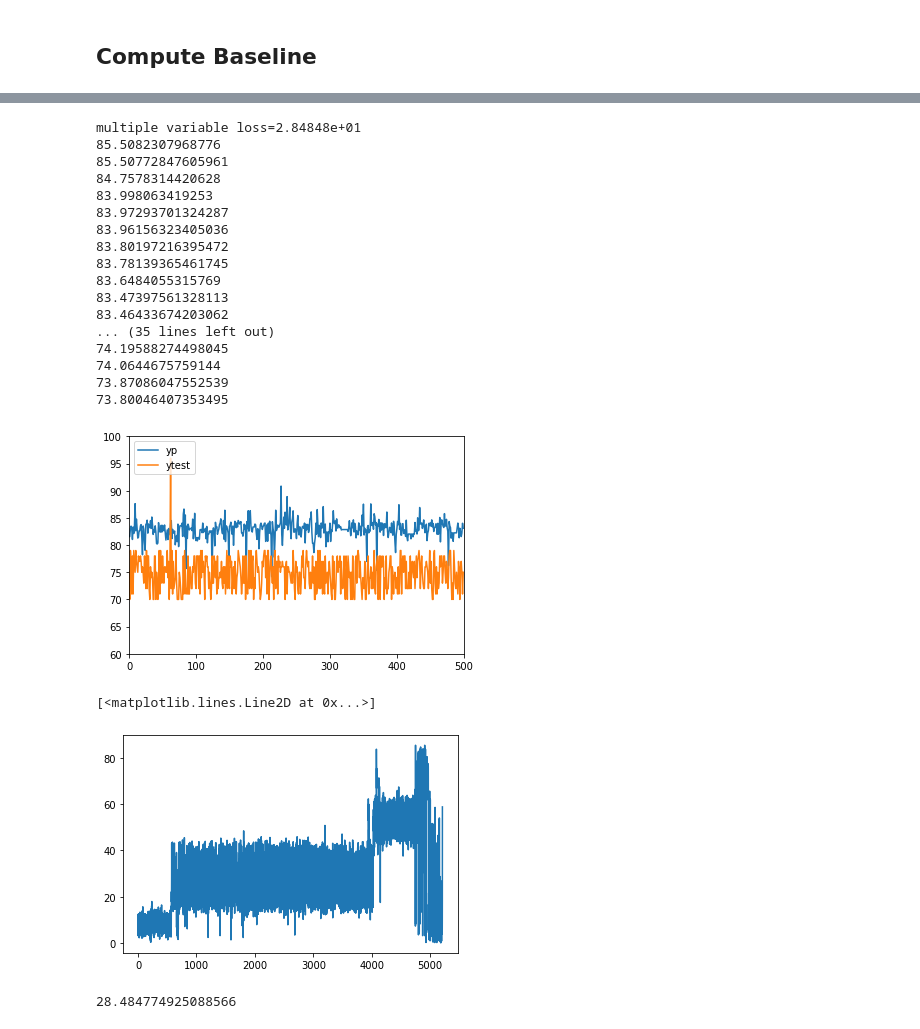
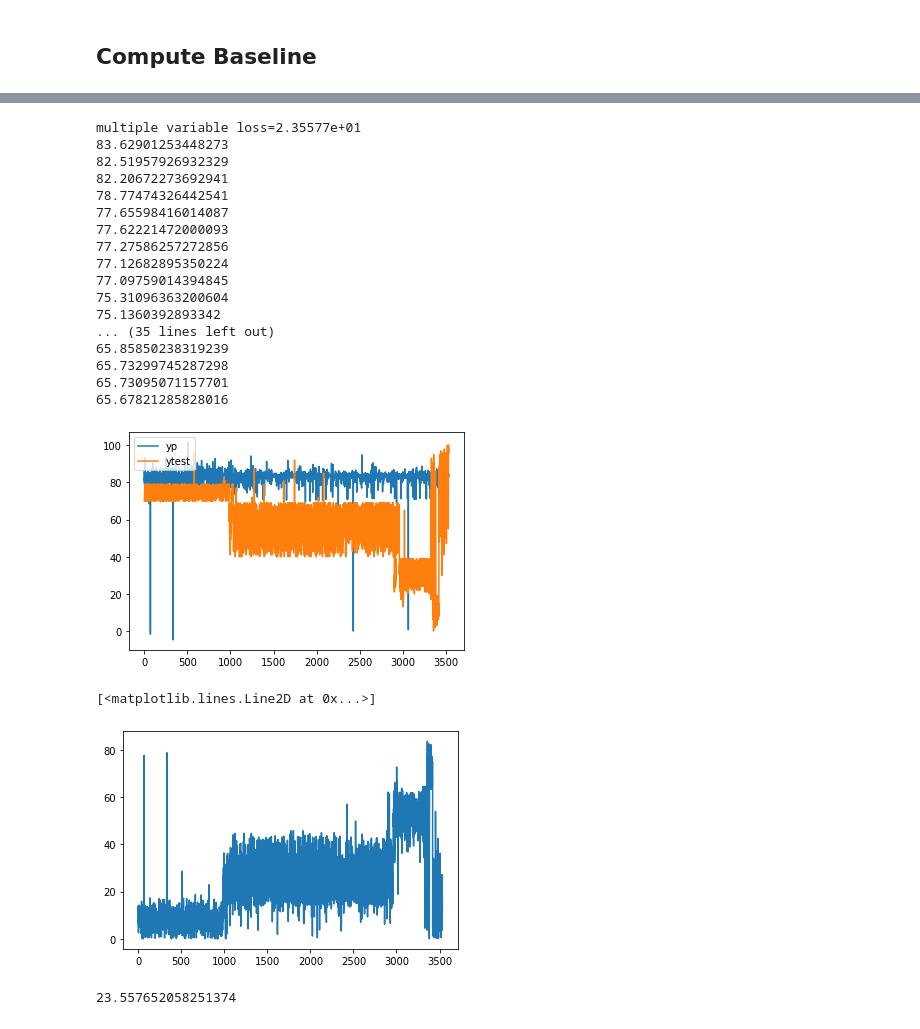
Before and after one commit to Racheltrq/GameReviewPredictor, a Jupyter notebook: Language.ipynb, the cells around one changed output, grey strips where cells are left out. Saved outputs shown, nothing was run; the diff lists cells and outputs as text; code cells hidden in the pictures.

```diff
--- a/Language.ipynb
+++ b/Language.ipynb
@@ -55,9 +55,11 @@ print(X)
 # %% [markdown]
 ## Split train test data
 # %%
-Xtrain = X[:12160]
-Xtest = X[12160:]
-ytrain = y[:12160]
-ytest = y[12160:]
+num_train = len(df) // 10 * 7
+
+Xtrain = X[:num_train]
+Xtest = X[num_train:]
+ytrain = y[:num_train]
+ytest = y[num_train:]
 print(Xtrain.shape, Xtest.shape, ytrain.shape, ytest.shape)
 # %% [output]
@@ -101,41 +103,41 @@ arr.sort(reverse = True)
 for i in range(50):
     print(arr[i])
 # %% [output]
-multiple variable loss=2.84848e+01
-85.5082307968776
-85.50772847605961
-84.7578314420628
-83.998063419253
-83.97293701324287
-83.96156323405036
-83.80197216395472
-83.78139365461745
-83.6484055315769
-83.47397561328113
-83.46433674203062
+multiple variable loss=2.35577e+01
+83.62901253448273
+82.51957926932329
+82.20672273692941
+78.77474326442541
+77.65598416014087
+77.62221472000093
+77.27586257272856
+77.12682895350224
+77.09759014394845
+75.31096363200604
+75.1360392893342
 ... (35 lines left out)
-74.19588274498045
-74.0644675759144
-73.87086047552539
-73.80046407353495
+65.85850238319239
+65.73299745287298
+65.73095071157701
+65.67821285828016
 # %%
 import matplotlib.pyplot as plt
 # %%
-plt.plot(yp[:500], label = "yp")
-plt.plot(ytest[:500], label = "ytest")
+plt.plot(yp, label = "yp")
+plt.plot(ytest, label = "ytest")
 plt.legend(loc="upper left")
 axes = plt.gca()
-axes.set_xlim([0,500])
-axes.set_ylim([60,100])
+#axes.set_xlim([0,500])
+#axes.set_ylim([60,100])
 plt.show()
 # %% [output]
-[figure, old version]
+[figure, new version]
 # %%
 plt.plot(errs)
 # %% [output]
 [<matplotlib.lines.Line2D at 0x...>]
-[figure, old version]
+[figure, new version]
 # %%
 print(np.mean(errs))
 # %% [output]
-28.484774925088566
+23.557652058251374
```
Also changed, not shown: parts of 5 cells of this notebook, 2 other files.
